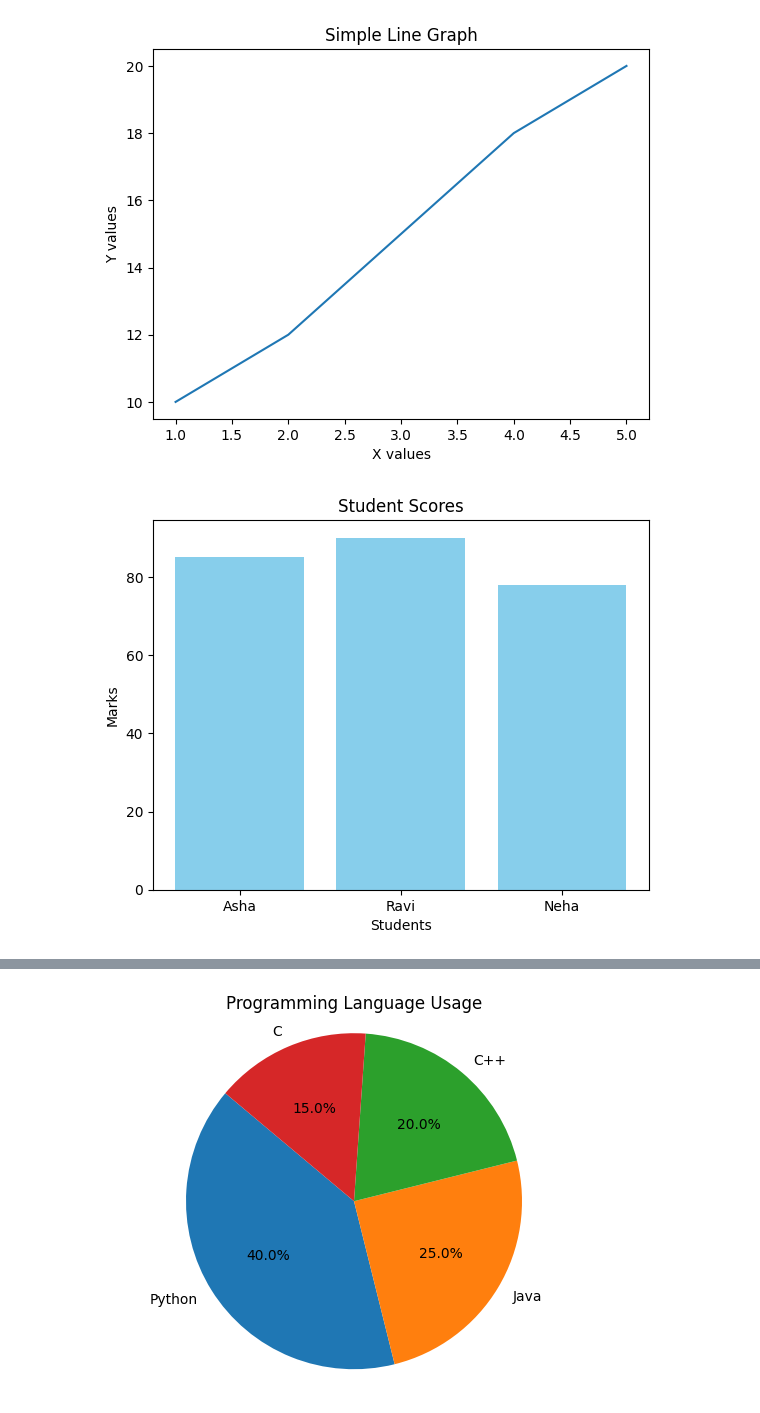
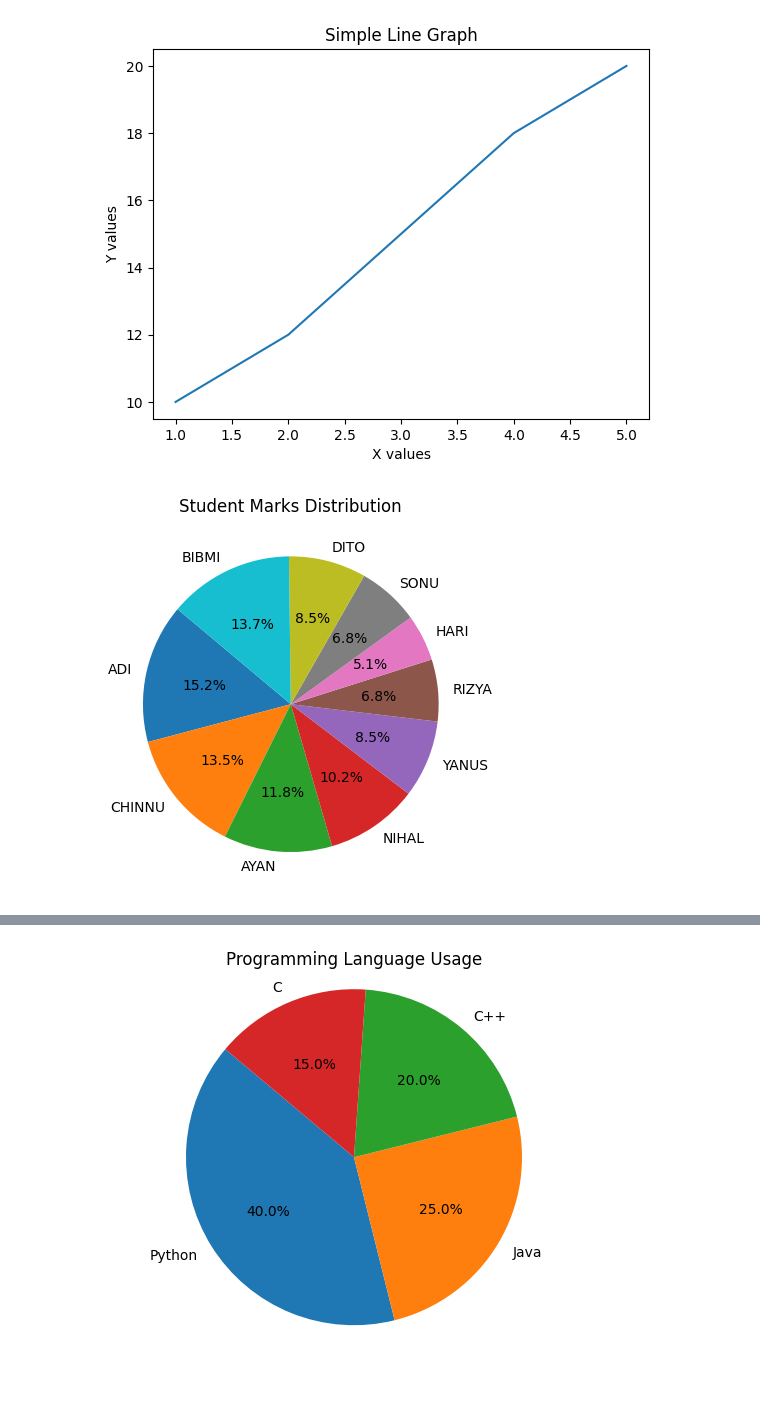
Before and after one commit to Adityavb121/23cs503, a Jupyter notebook: AIML_Lab_Exercise.ipynb, the cells around one changed output, grey strips where cells are left out. Cells and saved outputs as stored; diff of their text form; code cells hidden in the pictures; blank space fills up the shorter version.

```diff
--- a/AIML_Lab_Exercise.ipynb
+++ b/AIML_Lab_Exercise.ipynb
@@ -271,17 +271,20 @@ plt.ylabel("Y values")
 plt.show()
 # %% [output]
 [figure]
-# %%
-#18
-import matplotlib.pyplot as plt
-
-students = ['Asha', 'Ravi', 'Neha']
-scores = [85, 90, 78]
-
-plt.bar(students, scores, color='skyblue')
-plt.title("Student Scores")
-plt.xlabel("Students")
-plt.ylabel("Marks")
-plt.show()
-# %% [output]
-[figure, removed]
+# %%
+import matplotlib.pyplot as plt
+import pandas as pd
+
+# Read the CSV file
+data = pd.read_csv('/content/STUDENT.csv')
+
+# Extract the relevant columns
+
+# Create the pie chart
+plt.pie(sizes, labels=labels, autopct='%1.1f%%', startangle=140)
+plt.title("Student Marks Distribution")
+
+plt.axis()
+plt.show()
+# %% [output]
+[figure, added]
```
Also changed, not shown: parts of 1 cell of this notebook.
